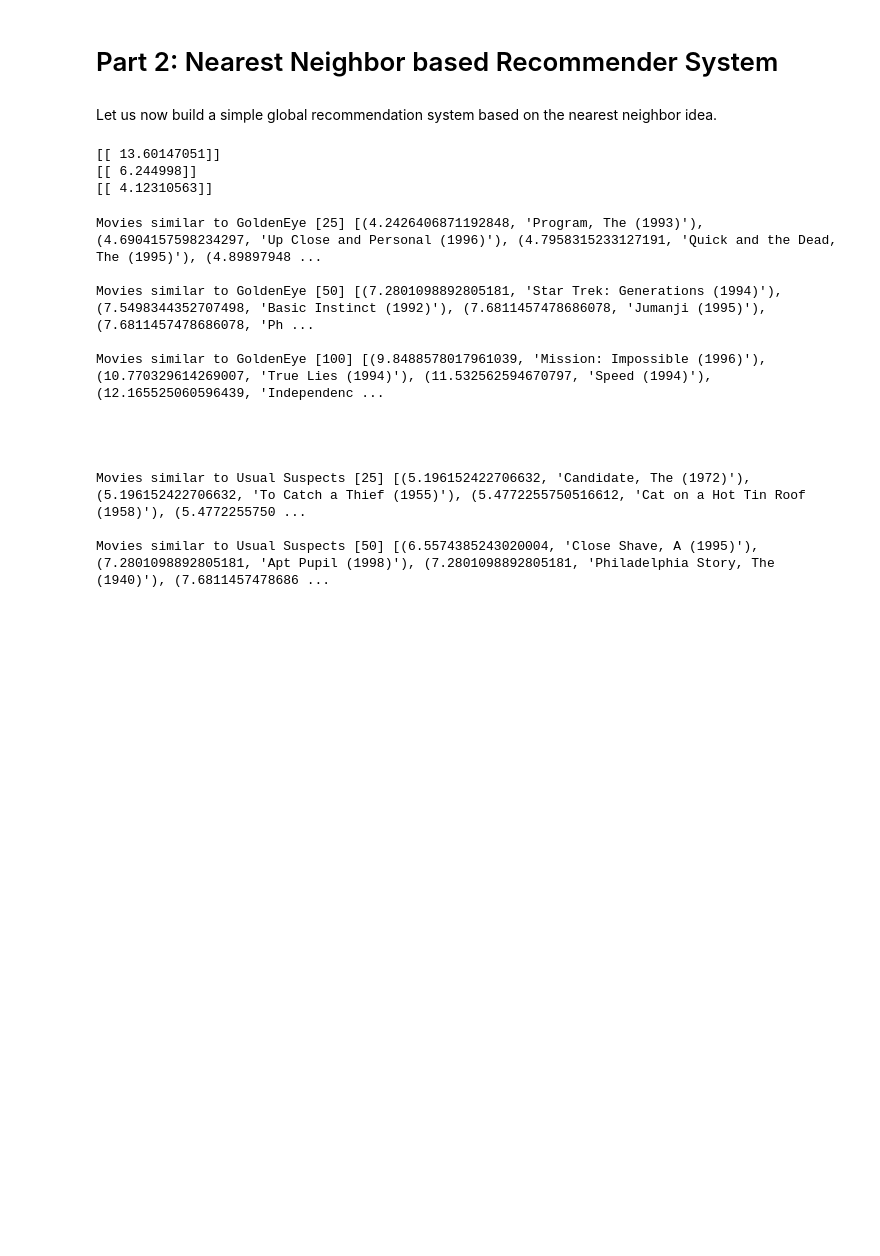
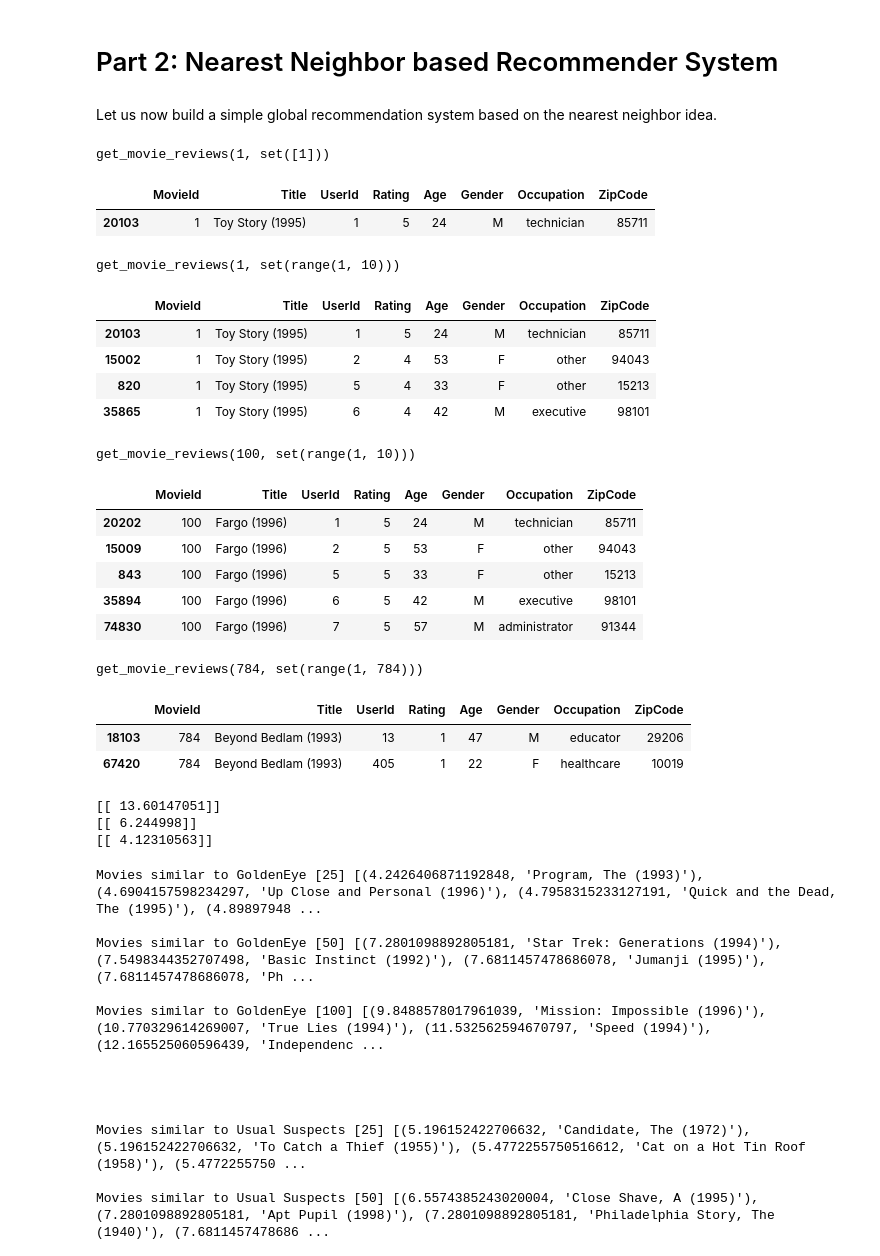
Before and after one commit to saravanan-thirumuruganathan/cse5334Spring2015, a Jupyter notebook: assignments/PA5/PA5_RecSys.ipynb, the cells around one changed output. Cells and saved outputs as stored; diff of their text form; code cells hidden in the pictures; blank space fills up the shorter version.

Commit message:
Updated PA5 with test cases and sample output.

```diff
--- a/assignments/PA5/PA5_RecSys.ipynb
+++ b/assignments/PA5/PA5_RecSys.ipynb
@@ -289,6 +292,42 @@ def get_movie_reviews(movie_id, common_users):
     #Return the unique set of ratings provided
     movie_ratings = movie_ratings[movie_ratings['UserId'].duplicated()==False]
     return movie_ratings
+# %%
+#Do not change below
+
+#Here are some sample test cases for evaluating t2b
+print "get_movie_reviews(1, set([1]))"
+display( get_movie_reviews(1, set([1])) )
+
+print "get_movie_reviews(1, set(range(1, 10)))"
+display( get_movie_reviews(1, set(range(1, 10))) )
+
+print "get_movie_reviews(100, set(range(1, 10)))"
+display( get_movie_reviews(100, set(range(1, 10))) )
+
+print "get_movie_reviews(784, set(range(1, 784)))"
+display( get_movie_reviews(784, set(range(1, 784))) )
+# %% [output]
+get_movie_reviews(1, set([1]))
+|  | MovieId | Title | UserId | Rating | Age | Gender | Occupation | ZipCode |
+| 20103 | 1 | Toy Story (1995) | 1 | 5 | 24 | M | technician | 85711 |
+get_movie_reviews(1, set(range(1, 10)))
+|  | MovieId | Title | UserId | Rating | Age | Gender | Occupation | ZipCode |
+| 20103 | 1 | Toy Story (1995) | 1 | 5 | 24 | M | technician | 85711 |
+| 15002 | 1 | Toy Story (1995) | 2 | 4 | 53 | F | other | 94043 |
+| 820 | 1 | Toy Story (1995) | 5 | 4 | 33 | F | other | 15213 |
+| 35865 | 1 | Toy Story (1995) | 6 | 4 | 42 | M | executive | 98101 |
+get_movie_reviews(100, set(range(1, 10)))
+|  | MovieId | Title | UserId | Rating | Age | Gender | Occupation | ZipCode |
+| 20202 | 100 | Fargo (1996) | 1 | 5 | 24 | M | technician | 85711 |
+| 15009 | 100 | Fargo (1996) | 2 | 5 | 53 | F | other | 94043 |
+| 843 | 100 | Fargo (1996) | 5 | 5 | 33 | F | other | 15213 |
+| 35894 | 100 | Fargo (1996) | 6 | 5 | 42 | M | executive | 98101 |
+| 74830 | 100 | Fargo (1996) | 7 | 5 | 57 | M | administrator | 91344 |
+get_movie_reviews(784, set(range(1, 784)))
+|  | MovieId | Title | UserId | Rating | Age | Gender | Occupation | ZipCode |
+| 18103 | 784 | Beyond Bedlam (1993) | 13 | 1 | 47 | M | educator | 29206 |
+| 67420 | 784 | Beyond Bedlam (1993) | 405 | 1 | 22 | F | healthcare | 10019 |
 # %%
 #Task t2c: Let us now calculate the similarity between two movies
 # based on the set of users who rated both movies
```
Also changed, not shown: parts of 38 cells of this notebook, 2 other files.
